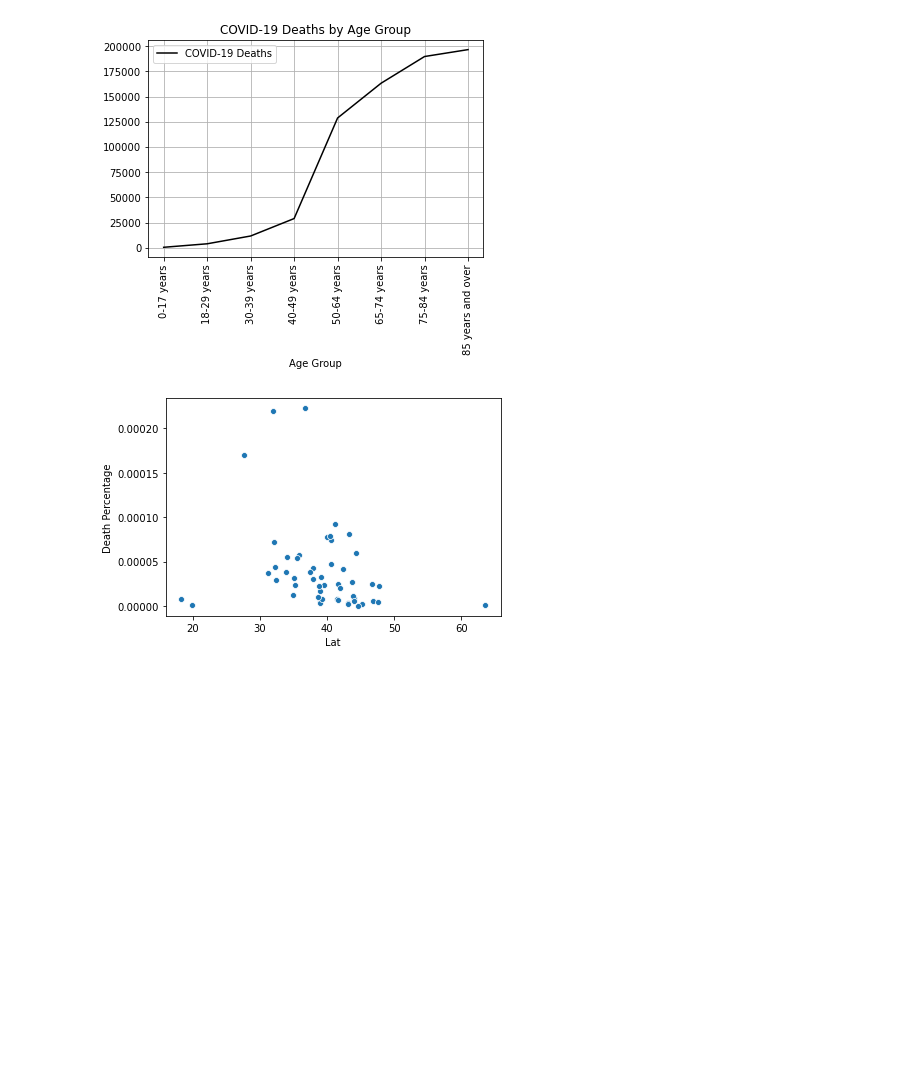
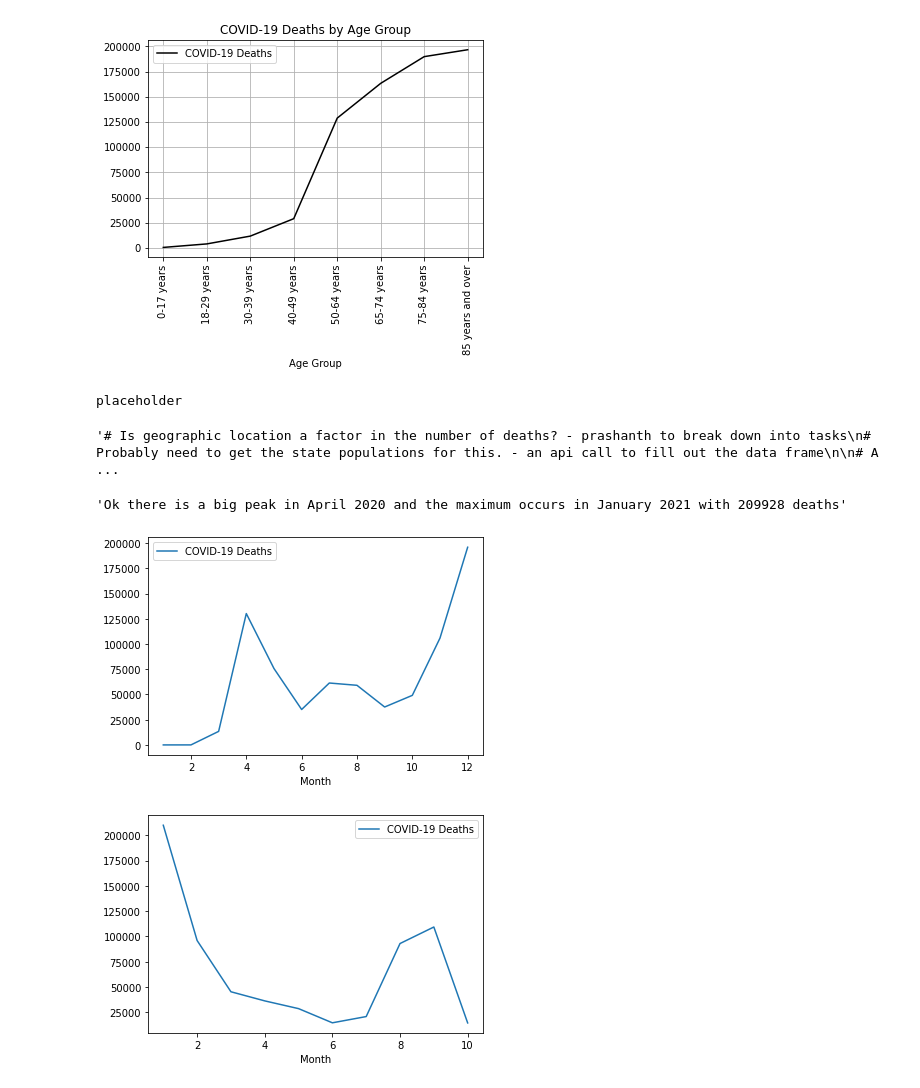
Before and after one commit to randallwvr90/Covid-Deaths-Analysis, a Jupyter notebook: Initial_AgeAndSex.ipynb, the cells around one changed output. Drawn from its saved outputs; the diff is of its cells as text; code cells hidden in the pictures; blank space fills up the shorter version.

Commit message:
Deaths By Month Initial Commit

```diff
--- a/Initial_AgeAndSex.ipynb
+++ b/Initial_AgeAndSex.ipynb
@@ -93,7 +93,7 @@ dtype: float64
 [figure]
 [figure]
 # %%
-# Is geographic location a factor in the number of deaths? - prashanth to break down into tasks
+'''# Is geographic location a factor in the number of deaths? - prashanth to break down into tasks
 # Probably need to get the state populations for this. - an api call to fill out the data frame
 
 # All the census API to get the population by state and gender
@@ -152,9 +152,10 @@ lat_plt = sns.scatterplot(state_info_df["Lat"], state_info_df["Death Percentage"
 
 # Plot a heat map using google maps  - use number of deaths as weight - prashanth
 
-# Analyze and summarize the findings # latlong.net - can help with the heat map - prashanth
+# Analyze and summarize the findings # latlong.net - can help with the heat map - prashanth'''
 # %% [output]
-[figure, removed]
+placeholder
+'# Is geographic location a factor in the number of deaths? - prashanth to break down into tasks\n# Probably need to get the state populations for this. - an api call to fill out the data frame\n\n# A ...
 # %%
 # What effect does sex have on covid mortality?
 # more male vs females?
@@ -169,10 +170,27 @@ lat_plt = sns.scatterplot(state_info_df["Lat"], state_info_df["Death Percentage"
 # Draw a line chart to show the percntage by state (for all the 50 states) - (Can also be a bar chart) - Hannah
 # Analyze and summarize the findings -  Determine if there is a trend - Hannah
 # %%
-# Time - what period was the peak of covid mortality? - prashanth to break down into tasks
+# Time - what period was the peak of covid mortality?
 # How many waves were there?
 
 # Tasks:
 # Create a dataframe for covid-19 death count by months - Randy
+# There's probably a cleaner way to to it but I'm going to make a df for 2020 and another one for 2021
+ageSex2020DF = ageSexDF.loc[ageSexDF["Year"] == 2020]
+ageSex2021DF = ageSexDF.loc[ageSexDF["Year"] == 2021]
+monthlyDeaths2020DF = pd.DataFrame(ageSex2020DF.groupby(by="Month").sum() ["COVID-19 Deaths"])
+monthlyDeaths2021DF = pd.DataFrame(ageSex2021DF.groupby(by="Month").sum() ["COVID-19 Deaths"])
+monthlyDeaths2020DF
+
 # Draw a line chart (Year-Monnth Vs. Covid-19 Death count) - Randy
+monthlyDeaths2020DF.plot()
+monthlyDeaths2021DF.plot()
 # Analyze and summarize the findings -  Determine the peaks in the death count by examining the line chart - Randy
+'''
+There is a big peak in April 2020 and the maximum occurs in January 2021 with 209928 deaths. There's another
+Peak in September 2021 but that may just be an increasing trend - we don't have a full month of data for October 2021 yet.
+'''
+# %% [output]
+'Ok there is a big peak in April 2020 and the maximum occurs in January 2021 with 209928 deaths'
+[figure, added]
+[figure, added]
```
Also changed, not shown: parts of 1 cell of this notebook, 3 other files.
